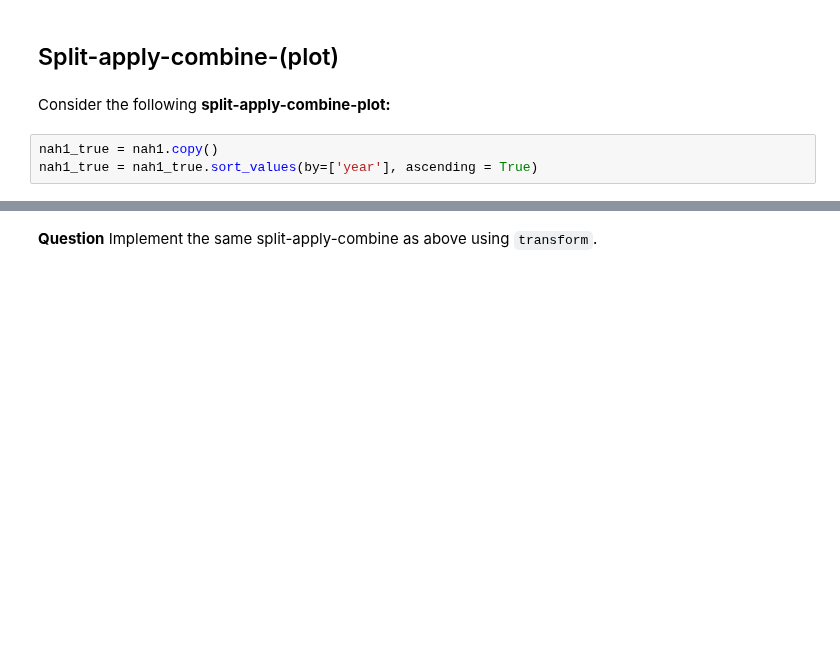
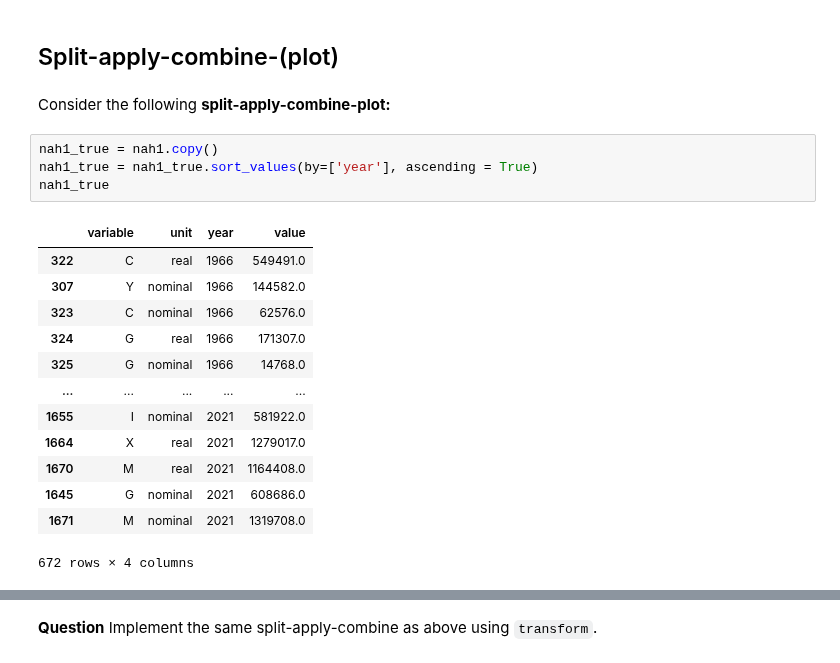
Before and after one commit to KamilPan/PS, a Jupyter notebook: PS4/problem_set_4.ipynb, the cells around one changed output, grey strips where cells are left out. Saved outputs shown, nothing was run; the diff lists cells and outputs as text; blank space fills up the shorter version.

```diff
--- a/PS4/problem_set_4.ipynb
+++ b/PS4/problem_set_4.ipynb
@@ -209,6 +209,21 @@ Consider the following **split-apply-combine-plot:**
 # %%
 nah1_true = nah1.copy()
 nah1_true = nah1_true.sort_values(by=['year'], ascending = True)
+nah1_true
+# %% [output]
+|  | variable | unit | year | value |
+| 322 | C | real | 1966 | 549491.0 |
+| 307 | Y | nominal | 1966 | 144582.0 |
+| 323 | C | nominal | 1966 | 62576.0 |
+| 324 | G | real | 1966 | 171307.0 |
+| 325 | G | nominal | 1966 | 14768.0 |
+| ... | ... | ... | ... | ... |
+| 1655 | I | nominal | 2021 | 581922.0 |
+| 1664 | X | real | 2021 | 1279017.0 |
+| 1670 | M | real | 2021 | 1164408.0 |
+| 1645 | G | nominal | 2021 | 608686.0 |
+| 1671 | M | nominal | 2021 | 1319708.0 |
+672 rows × 4 columns
 # %%
 # a. split
 nah1_true_grouped = nah1_true.groupby(['variable','unit'])
```
Also changed, not shown: parts of 8 cells of this notebook.
